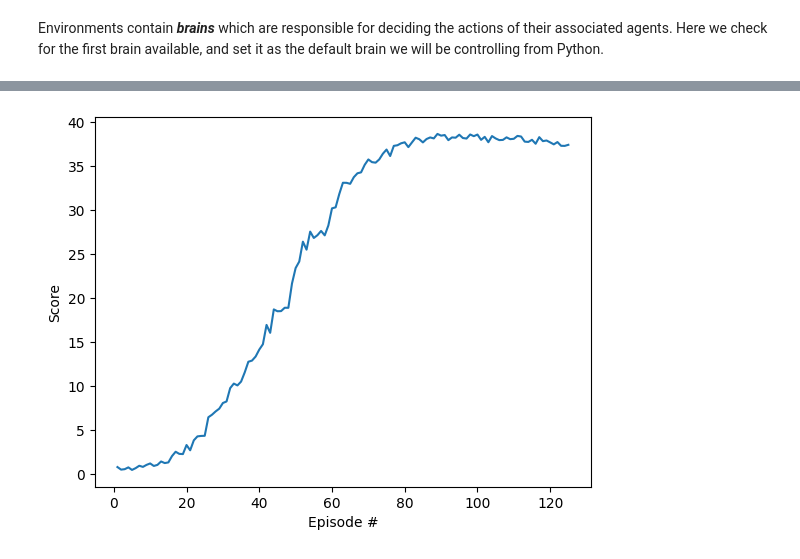
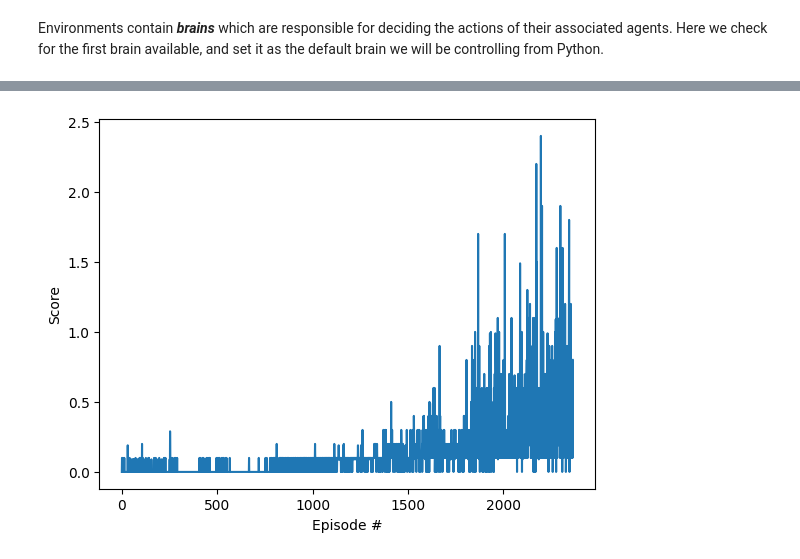
Before and after one commit to awesome1886/drlnd-continuous-control, a Jupyter notebook: Continuous_Control.ipynb, the cells around one changed output, grey strips where cells are left out. Saved outputs shown, nothing was run; the diff lists cells and outputs as text; code cells hidden in the pictures.

```diff
--- a/Continuous_Control.ipynb
+++ b/Continuous_Control.ipynb
@@ -136,0 +126,17 @@ The state for the first agent looks like: [ 0.00000000e+00 -4.00000000e+00  0.00
+# %%
+for i in range(5):                                         # play game for 5 episodes
+    env_info = env.reset(train_mode=False)[brain_name]     # reset the environment
+    states = env_info.vector_observations                  # get the current state (for each agent)
+    scores = np.zeros(num_agents)                          # initialize the score (for each agent)
+    while True:
+        actions = np.random.randn(num_agents, action_size) # select an action (for each agent)
+        actions = np.clip(actions, -1, 1)                  # all actions between -1 and 1
+        env_info = env.step(actions)[brain_name]           # send all actions to tne environment
+        next_states = env_info.vector_observations         # get next state (for each agent)
+        rewards = env_info.rewards                         # get reward (for each agent)
+        dones = env_info.local_done                        # see if episode finished
+        scores += env_info.rewards                         # update the score (for each agent)
+        states = next_states                               # roll over states to next time step
+        if np.any(dones):                                  # exit loop if episode finished
+            break
+    print('Total score (averaged over agents) this episode: {}'.format(np.mean(scores)))
@@ -315,70 +367,70 @@ Note that **in this coding environment, you will not be able to watch the agents
 # %%
-# === Main Training Loop ===
-
+from collections import deque
 import matplotlib.pyplot as plt
 
-# Instantiate the agent
-agent = Agent(state_size=state_size, action_size=action_size, num_agents=num_agents, random_seed=10)
+# --- Define update frequency ---
+NUM_UPDATES = 1        # Increased "study time"
+WARMUP_EPISODES = 300  # Episodes of pure random action
 
-def train_ddpg(n_episodes=2000, max_t=1000):
-    scores_deque = deque(maxlen=100)
+maddpg_controller = MADDPG(random_seed=0)
+
+def train(n_episodes=6000, max_t=1000, print_every=100):
+    scores_deque = deque(maxlen=print_every)
     all_scores = []
-
-    # Get the number of agents
-    env_info = env.reset(train_mode=True)[brain_name]
-    num_agents = len(env_info.agents)
 
     for i_episode in range(1, n_episodes+1):
         env_info = env.reset(train_mode=True)[brain_name]
         states = env_info.vector_observations
-        agent.reset()
-        scores = np.zeros(num_agents)
+        maddpg_controller.reset()
+        episode_scores = np.zeros(num_agents)
 
         for t in range(max_t):
-            actions = agent.act(states)
+            # Add warmup phase
+            if i_episode > WARMUP_EPISODES:
+                actions = maddpg_controller.act(states)
+            else:
+                actions = np.random.randn(num_agents, action_size)
+                actions = np.clip(actions, -1, 1)
+
             env_info = env.step(actions)[brain_name]
             next_states = env_info.vector_observations
             rewards = env_info.rewards
             dones = env_info.local_done
 
-            for state, action, reward, next_state, done in zip(states, actions, rewards, next_states, dones):
-                agent.memory.add(state, action, reward, next_state, done)
-
-            if t % 20 == 0:
-                if len(agent.memory) > BATCH_SIZE:
-                    for _ in range(10):
-                        experiences = agent.memory.sample()
-                        agent.learn(experiences, GAMMA)
+            # Learn every step after warmup
+            if i_episode > WARMUP_EPISODES:
+                maddpg_controller.step(states, actions, rewards, next_states, dones)
+            else: # Just add to buffer during warmup
+                maddpg_controller.buffer.add(states, actions, rewards, next_states, dones)
 
             states = next_states
-            scores += rewards
+            episode_scores += rewards
             if np.any(dones):
                 break
 
-        episode_score = np.mean(scores)
-        scores_deque.append(episode_score)
-        all_scores.append(episode_score)
+        max_score = np.max(episode_scores)
+        scores_deque.append(max_score)
+        all_scores.append(max_score)
 
-        print('\rEpisode {}\tAverage Score: {:.2f}'.format(i_episode, np.mean(scores_deque)), end="")
+        print(f'\rEpisode {i_episode}\tAverage Score: {np.mean(scores_deque):.3f}', end="")
+        if i_episode % print_every == 0:
+            print(f'\rEpisode {i_episode}\tAverage Score: {np.mean(scores_deque):.3f}')
 
-        if i_episode % 100 == 0:
-            print('\rEpisode {}\tAverage Score: {:.2f}'.format(i_episode, np.mean(scores_deque)))
-
-        if np.mean(scores_deque) >= 30.0:
-            print('\nEnvironment solved in {:d} episodes!\tAverage Score: {:.2f}'.format(i_episode-100, np.mean(scores_deque)))
-            torch.save(agent.actor_local.state_dict(), 'checkpoint_actor.pth')
-            torch.save(agent.critic_local.state_dict(), 'checkpoint_critic.pth')
+        if np.mean(scores_deque) >= 0.5:
+            print(f'\nEnvironment solved in {i_episode-100:d} episodes!')
+            for i, agent in enumerate(maddpg_controller.agents):
+                torch.save(agent.actor_local.state_dict(), f'checkpoint_actor_{i}.pth')
+                torch.save(agent.critic_local.state_dict(), f'checkpoint_critic_{i}.pth')
             break
 
     return all_scores
 
-# Start training
-scores = train_ddpg()
+scores = train()
 
 # Plot the scores
 fig = plt.figure()
 ax = fig.add_subplot(111)
-plt.plot(np.arange(1, len(scores)+1), scores)
+plt.plot(np.arange(len(scores)), scores)
 plt.ylabel('Score')
 plt.xlabel('Episode #')
 plt.show()
@@ -389 +455 @@ Environment solved in 25 episodes!      Average Score: 30.19
-[figure, old version]
+[figure, new version]
```
Also changed, not shown: parts of 22 cells of this notebook, 11 other files.
